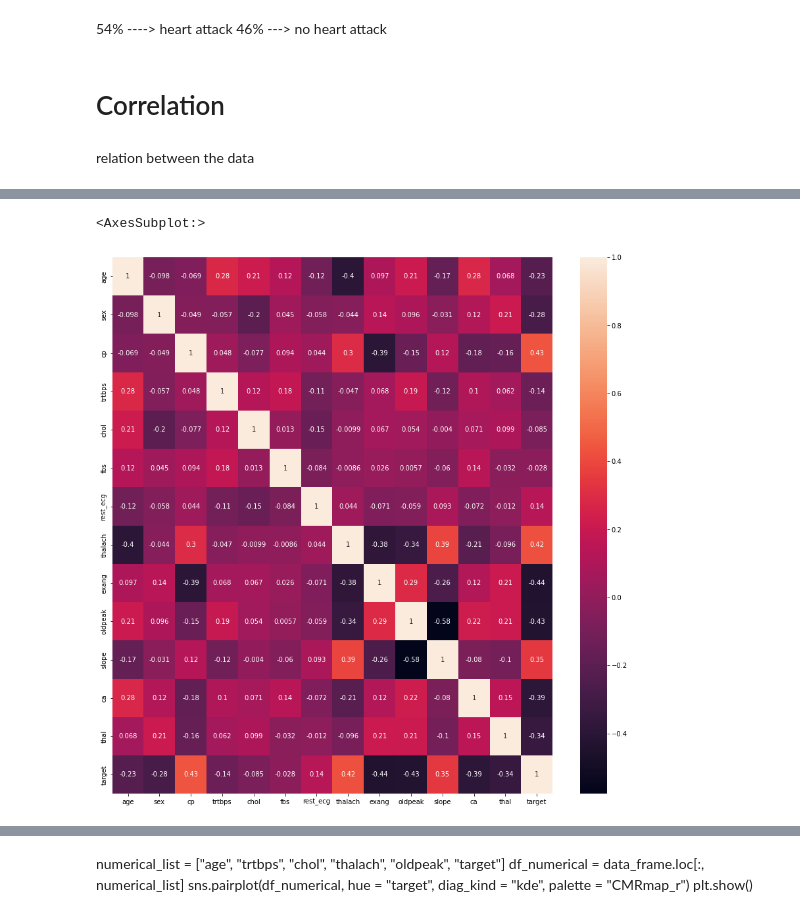
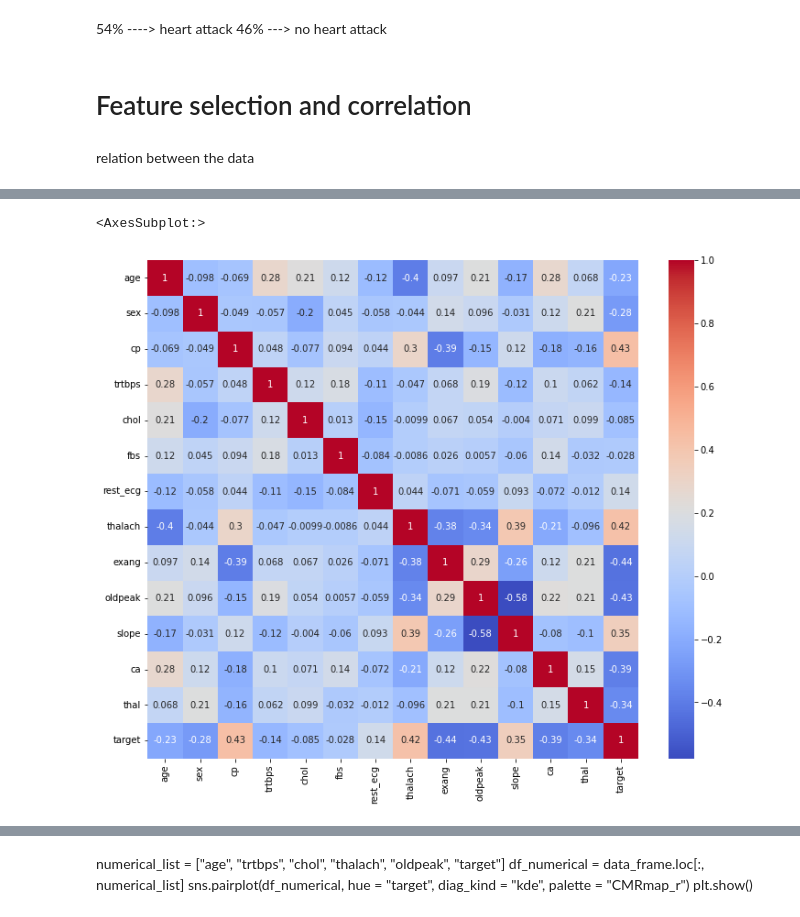
Before and after one commit to WANJALAJNRIV/Heart-attack-analysis-and-prediction, a Jupyter notebook: Heart_attack_and_analysis_prediction_SOEN380.ipynb, the cells around one changed output, grey strips where cells are left out. Cells and saved outputs as stored; diff of their text form; code cells hidden in the pictures.

```diff
--- a/Heart_attack_and_analysis_prediction_SOEN380.ipynb
+++ b/Heart_attack_and_analysis_prediction_SOEN380.ipynb
@@ -348,8 +348,8 @@ plt.legend()
 # %% [markdown]
 54% ----> heart attack
 46% ---> no heart attack
-# %% [markdown]
-# Correlation
+# %% [markdown]
+# Feature selection and correlation
 # %% [markdown]
 relation between the data
 # %%
@@ -371,8 +371,9 @@ data_frame.corr()
 | thal | 0.068001 | 0.210041 | -0.161736 | 0.062210 | 0.098803 | -0.032019 | -0.011981 | -0.096439 | 0.206754 | 0.210244 | -0.104764 | ... |
 | target | -0.225439 | -0.280937 | 0.433798 | -0.144931 | -0.085239 | -0.028046 | 0.137230 | 0.421741 | -0.436757 | -0.430696 | 0.345877 | ... |
 # %%
-plt.figure(figsize=(15,15))
-sns.heatmap(data_frame.corr(),annot=True)
+# Visualize the correlation matrix as a heatmap
+plt.figure(figsize=(12,10))
+sns.heatmap(data_frame.corr(),annot=True, cmap='coolwarm')
 # %% [output]
 <AxesSubplot:>
-[figure, old version]
+[figure, new version]
```
Also changed, not shown: parts of 11 cells of this notebook.
